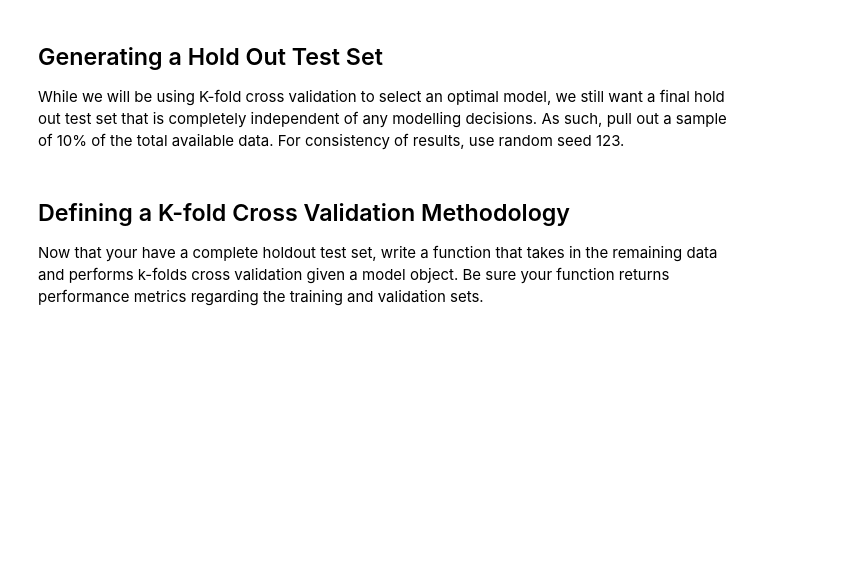
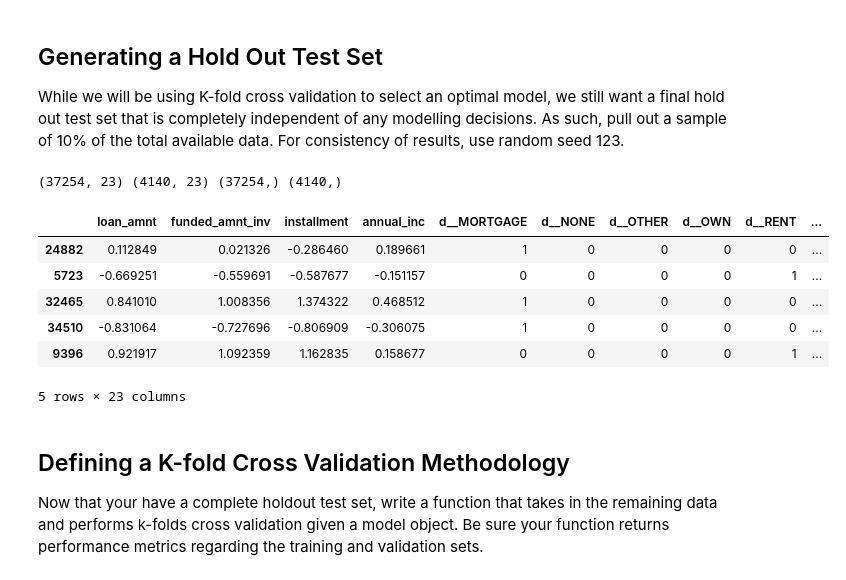
Before and after one commit to MissAle17/dsc-04-42-06-tuning-and-optimizing-neural-networks-lab-online-ds-sp-000, a Jupyter notebook: index.ipynb, the cells around one changed output. Drawn from its saved outputs; the diff is of its cells as text; code cells hidden in the pictures; blank space fills up the shorter version.

```diff
--- a/index.ipynb
+++ b/index.ipynb
@@ -97,6 +96,22 @@ X.head()
 While we will be using K-fold cross validation to select an optimal model, we still want a final hold out test set that is completely independent of any modelling decisions. As such, pull out a sample of 10% of the total available data. For consistency of results, use random seed 123.
 # %%
 # Your code here; generate a hold out test set for final model evaluation. Use random seed 123.
+#Code provided; defining training and validation sets
+
+np.random.seed(123)
+X_train, X_test, y_train, y_test = train_test_split(X, Y, test_size=0.1, random_state=123)
+
+print(X_train.shape, X_test.shape, y_train.shape, y_test.shape)
+X_train.head()
+# %% [output]
+(37254, 23) (4140, 23) (37254,) (4140,)
+|  | loan_amnt | funded_amnt_inv | installment | annual_inc | d__MORTGAGE | d__NONE | d__OTHER | d__OWN | d__RENT | ... |
+| 24882 | 0.112849 | 0.021326 | -0.286460 | 0.189661 | 1 | 0 | 0 | 0 | 0 | ... |
+| 5723 | -0.669251 | -0.559691 | -0.587677 | -0.151157 | 0 | 0 | 0 | 0 | 1 | ... |
+| 32465 | 0.841010 | 1.008356 | 1.374322 | 0.468512 | 1 | 0 | 0 | 0 | 0 | ... |
+| 34510 | -0.831064 | -0.727696 | -0.806909 | -0.306075 | 1 | 0 | 0 | 0 | 0 | ... |
+| 9396 | 0.921917 | 1.092359 | 1.162835 | 0.158677 | 0 | 0 | 0 | 0 | 1 | ... |
+5 rows × 23 columns
 # %% [markdown]
 ## Defining a K-fold Cross Validation Methodology
 
```
Also changed, not shown: parts of 9 cells of this notebook.
